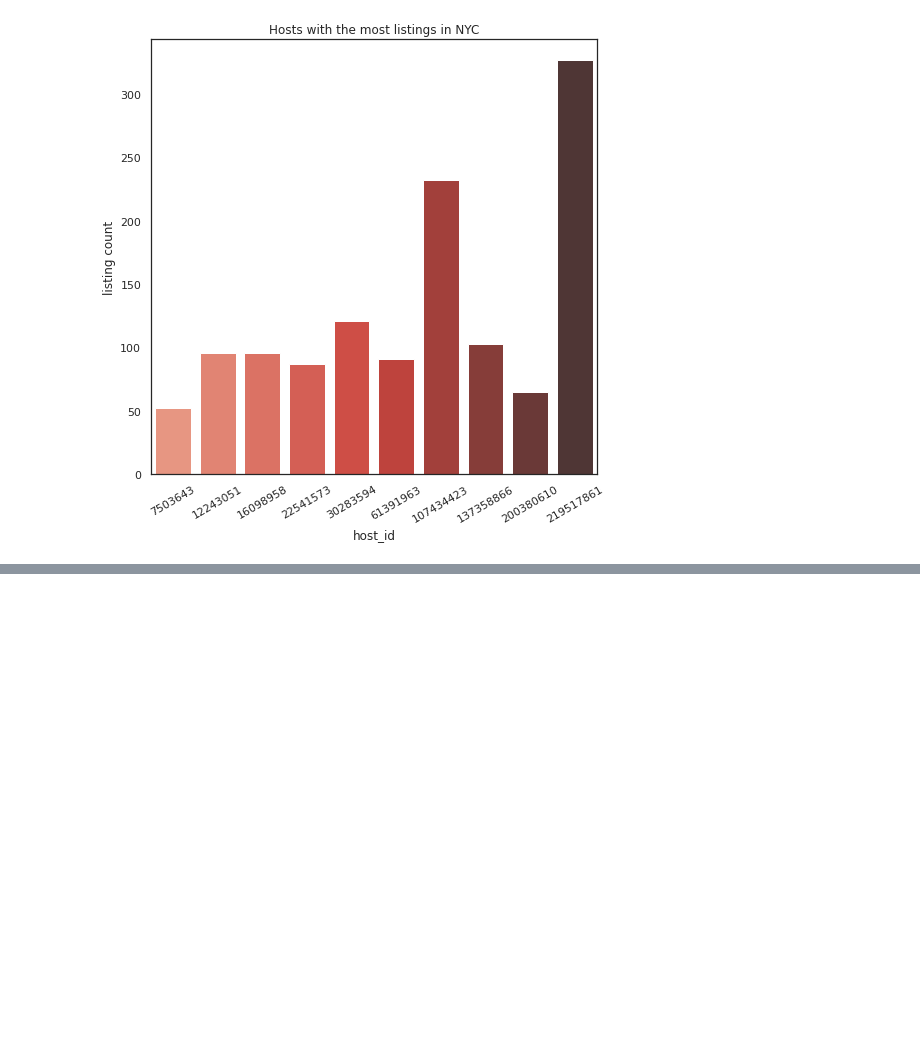
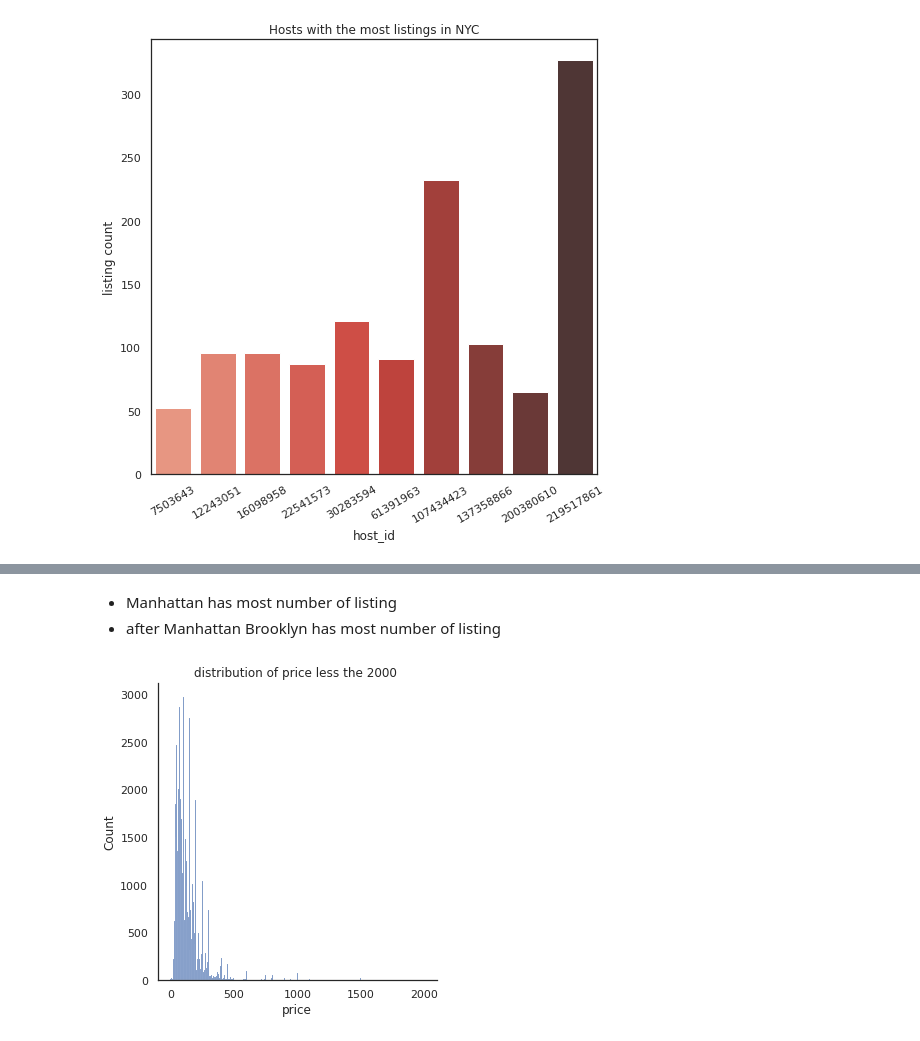
Before and after one commit to ritisha22/Airbnb-booking-analysis, a Jupyter notebook: Copy_of_Airbnb_Bookings_Analysis_Capstone_Project.ipynb, the cells around one changed output, grey strips where cells are left out. Drawn from its saved outputs; the diff is of its cells as text; code cells hidden in the pictures; blank space fills up the shorter version.

```diff
--- a/Copy_of_Airbnb_Bookings_Analysis_Capstone_Project.ipynb
+++ b/Copy_of_Airbnb_Bookings_Analysis_Capstone_Project.ipynb
@@ -225,0 +235,14 @@ viz_top_10host.set_xticklabels(viz_top_10host.get_xticklabels(),rotation=30)
+# %% [markdown]
+
+
+*  Manhattan has most number of listing
+*  after Manhattan Brooklyn has most number of listing
+# %%
+# distribution of price less then 1000
+sns.set(rc={'figure.figsize':(10,10)})
+sns.set_style('white')
+sns.displot(airbnb_data[airbnb_data.price<2000].price)
+plt.title('distribution of price less the 2000 ')
+plt.show()
+# %% [output]
+[figure, added]
```
Also changed, not shown: parts of 4 cells of this notebook.
